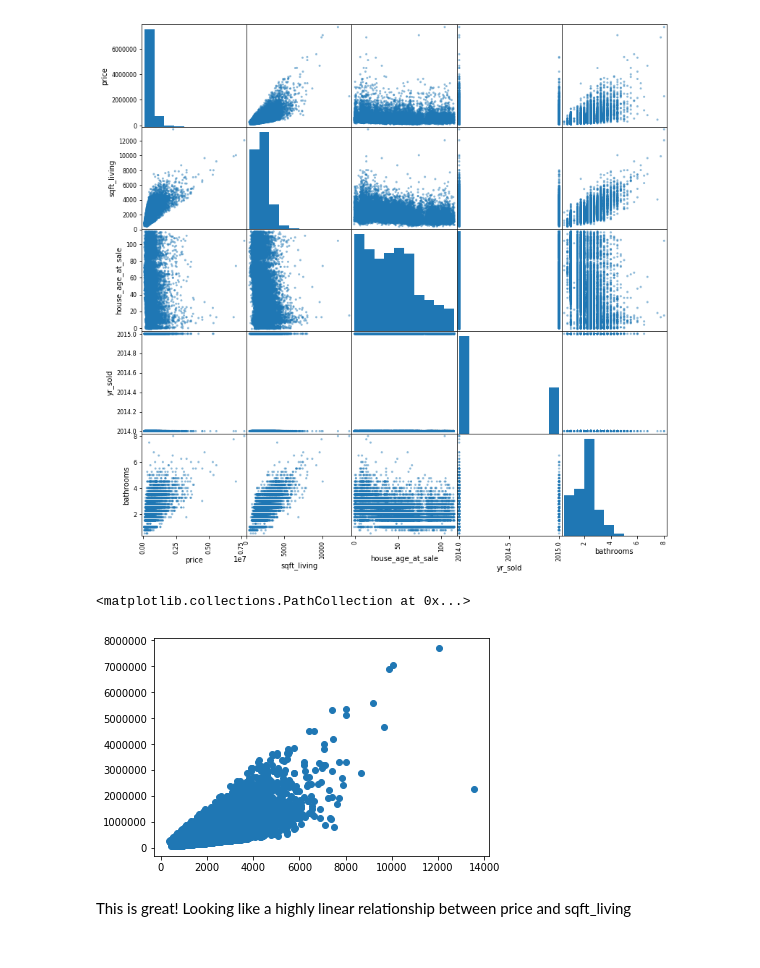
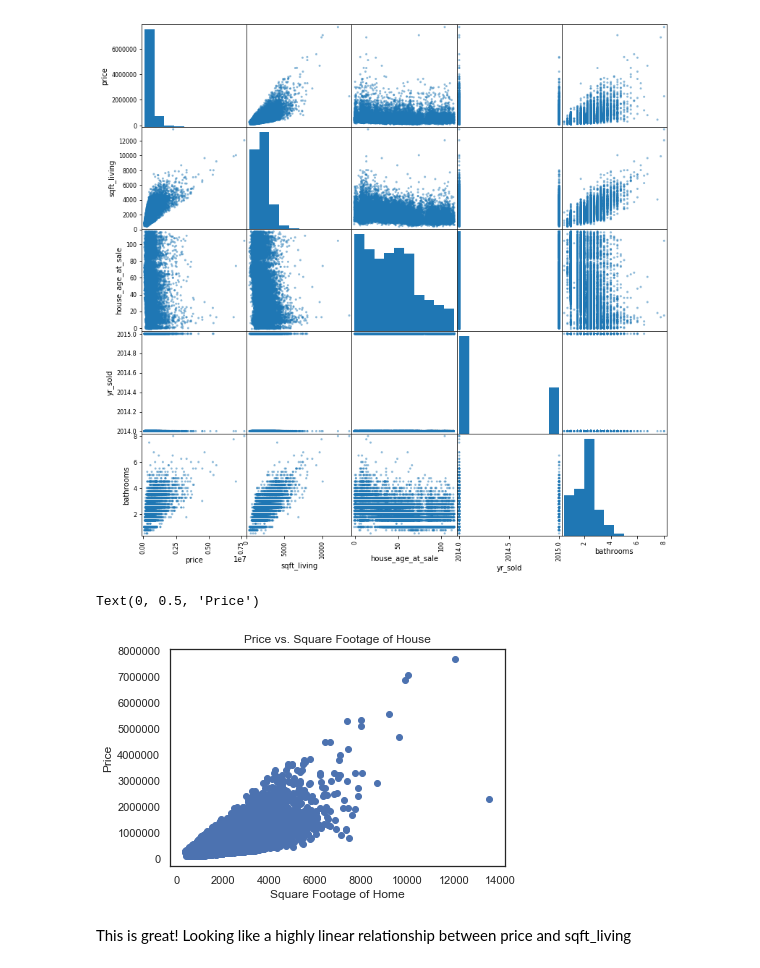
Before and after one commit to BlackDataSolutions/dsc-1-final-project-online-ds-ft-021119, a Jupyter notebook: student.ipynb, the cells around one changed output. Saved outputs shown, nothing was run; the diff lists cells and outputs as text; code cells hidden in the pictures.

```diff
--- a/student.ipynb
+++ b/student.ipynb
@@ -350,11 +491,14 @@ mini_df.head()
 pd.plotting.scatter_matrix(mini_df,figsize  = [13, 13]);
 # %% [output]
 [figure]
-# %%
-plt.scatter(mini_df['sqft_living'],mini_df['price'])
-# %% [output]
-<matplotlib.collections.PathCollection at 0x...>
-[figure, removed]
+# %%
+plt.scatter(mini_df['sqft_living'],mini_df['price'])
+plt.title("Price vs. Square Footage of House")
+plt.xlabel("Square Footage of Home")
+plt.ylabel("Price")
+# %% [output]
+Text(0, 0.5, 'Price')
+[figure, added]
 # %% [markdown]
 This is great! Looking like a highly linear relationship between price and sqft_living
 # %%
```
Also changed, not shown: parts of 110 cells of this notebook, 5 other files.
